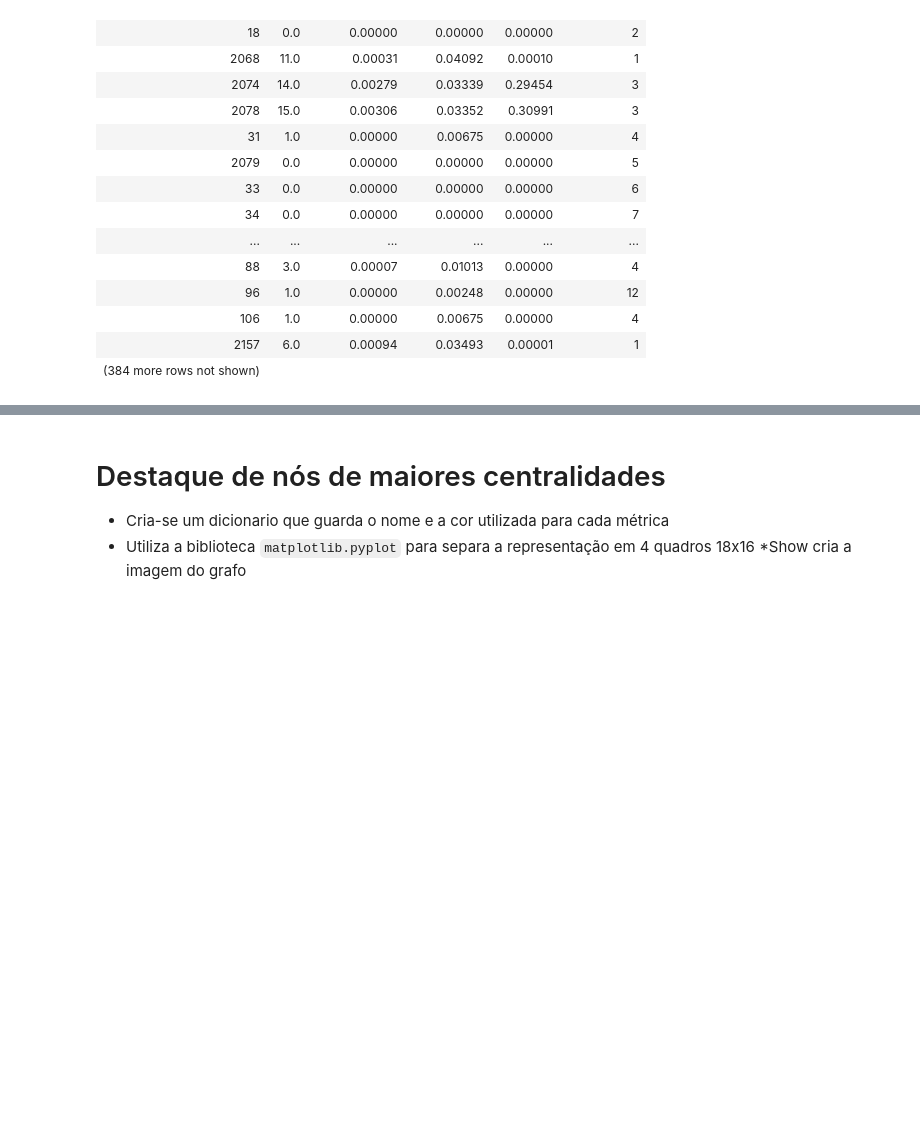
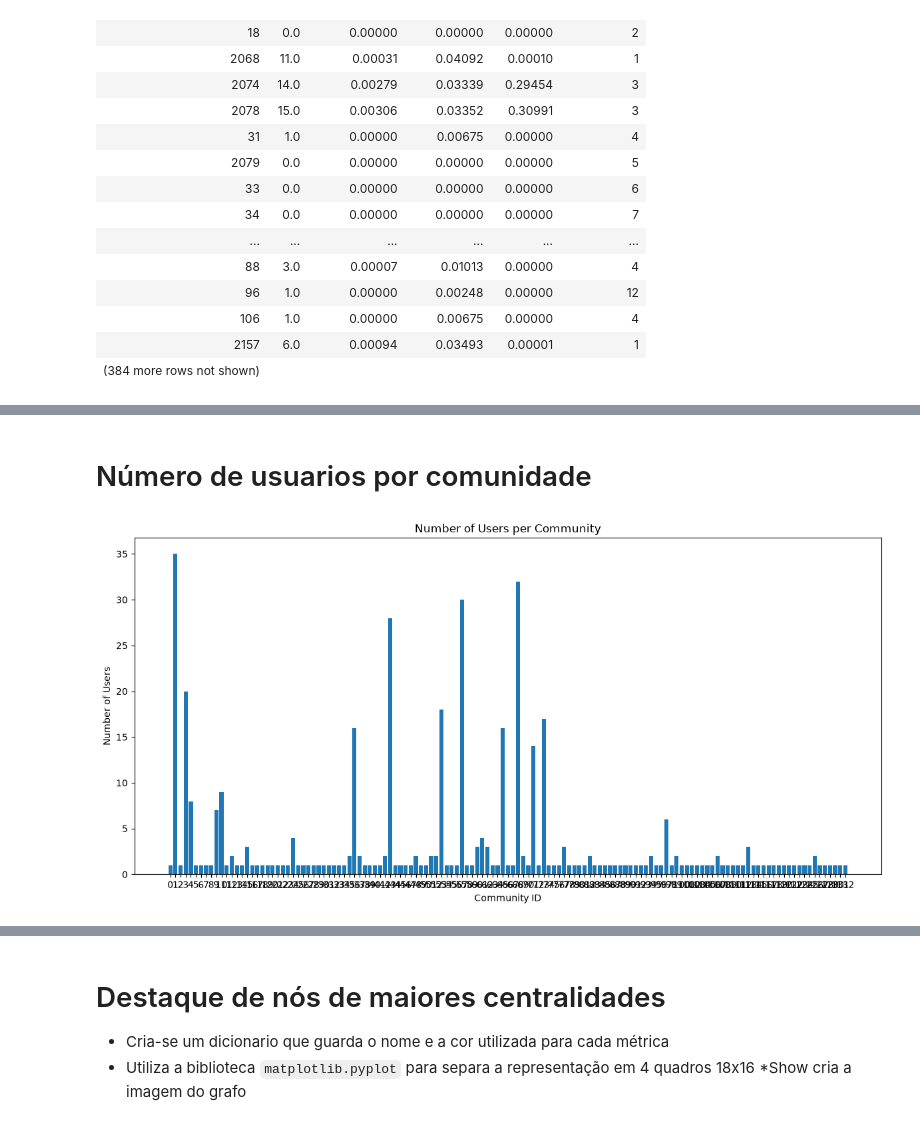
Before and after one commit to arthurvserodio/Analise-de-Grafos---TAG-26.2, a Jupyter notebook: src/FacebookGraph.ipynb, the cells around one changed output, grey strips where cells are left out. Drawn from its saved outputs; the diff is of its cells as text; code cells hidden in the pictures; blank space fills up the shorter version.

```diff
--- a/src/FacebookGraph.ipynb
+++ b/src/FacebookGraph.ipynb
@@ -178,0 +208,17 @@ show(tabela.round(5),
+# %% [markdown]
+# Número de usuarios por comunidade
+# %%
+# 2. Number of users per community
+
+contagem = tabela["comunidade"].value_counts().sort_index()
+
+plt.figure(figsize=(12, 6))
+plt.bar(contagem.index.astype(str), contagem.values)
+
+plt.title("Number of Users per Community")
+plt.xlabel("Community ID")
+plt.ylabel("Number of Users")
+plt.tight_layout()
+plt.show()
+# %% [output]
+[figure, added]
```
Also changed, not shown: parts of 7 cells of this notebook.
